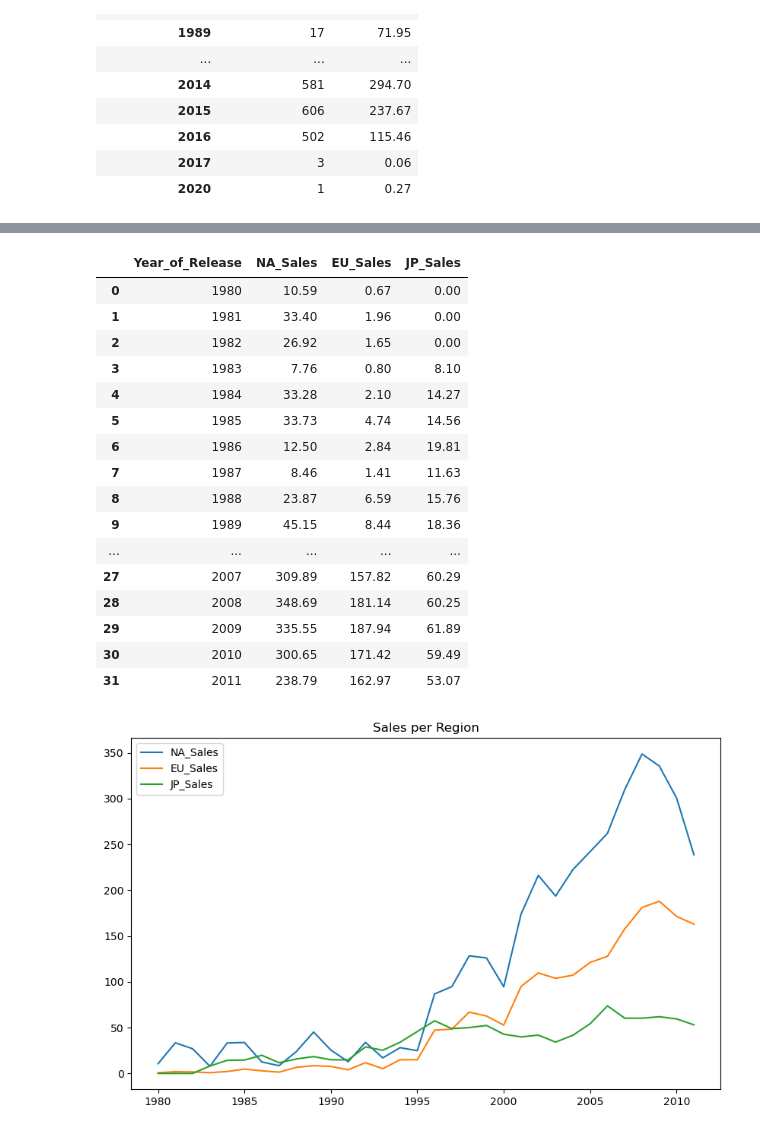
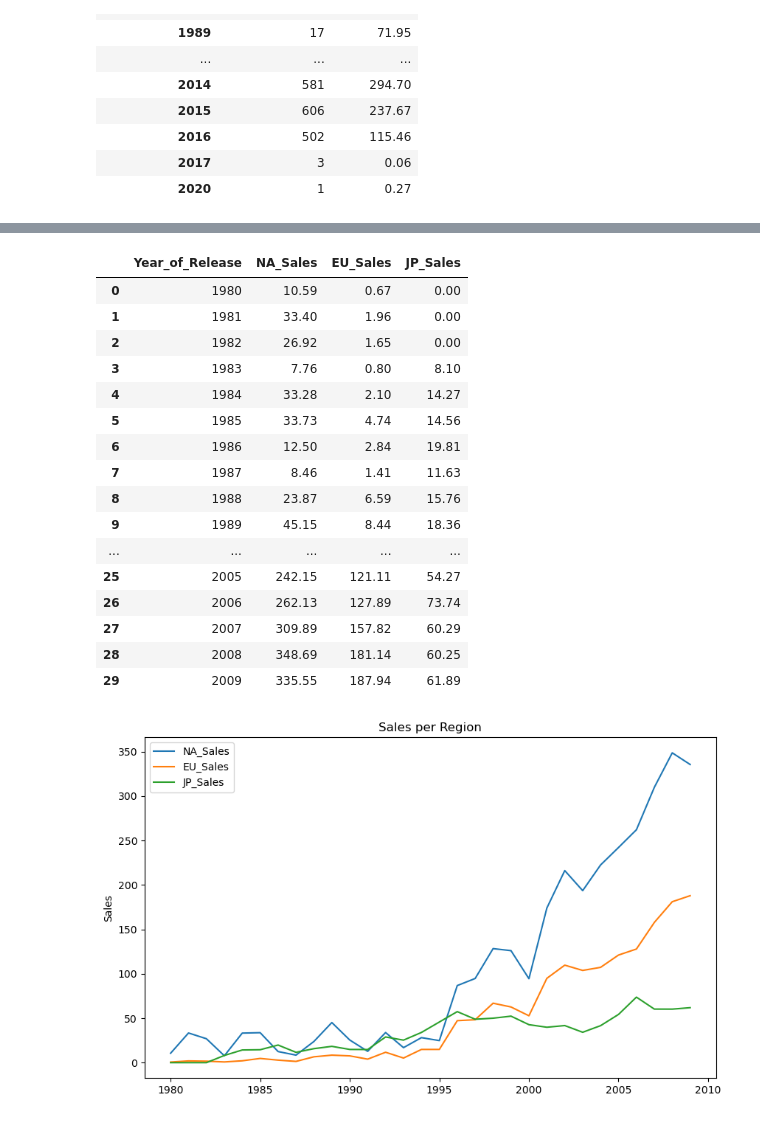
Before and after one commit to mchurch05/Videogame_Sales_Project, a Jupyter notebook: Analyzing_Videogame_Trends.ipynb, the cells around one changed output, grey strips where cells are left out. Saved outputs shown, nothing was run; the diff lists cells and outputs as text; code cells hidden in the pictures.

```diff
--- a/Analyzing_Videogame_Trends.ipynb
+++ b/Analyzing_Videogame_Trends.ipynb
@@ -249,6 +249,6 @@ df = df[df['Year_of_Release'] < 2012]
 sales_per_year = sales_per_year.reset_index()
 # %%
-sales_per_year = sales_per_year[sales_per_year['Year_of_Release'] < 2012]
+sales_per_year = sales_per_year[sales_per_year['Year_of_Release'] < 2010]
 sales_per_year = sales_per_year.drop('total_sales', axis = 1)
 sales_per_year
 # %% [output]
@@ -293,18 +293,19 @@ sales_per_year
 | 8 | 1988 | 23.87 | 6.59 | 15.76 |
 | 9 | 1989 | 45.15 | 8.44 | 18.36 |
 | ... | ... | ... | ... | ... |
+| 25 | 2005 | 242.15 | 121.11 | 54.27 |
+| 26 | 2006 | 262.13 | 127.89 | 73.74 |
 | 27 | 2007 | 309.89 | 157.82 | 60.29 |
 | 28 | 2008 | 348.69 | 181.14 | 60.25 |
 | 29 | 2009 | 335.55 | 187.94 | 61.89 |
-| 30 | 2010 | 300.65 | 171.42 | 59.49 |
-| 31 | 2011 | 238.79 | 162.97 | 53.07 |
 # %%
 plt.figure(figsize=(10,6))
 plt.plot(sales_per_year['Year_of_Release'], sales_per_year['NA_Sales'], label = 'NA_Sales')
 plt.plot(sales_per_year['Year_of_Release'], sales_per_year['EU_Sales'], label = 'EU_Sales')
 plt.plot(sales_per_year['Year_of_Release'], sales_per_year['JP_Sales'], label = 'JP_Sales')
+plt.ylabel('Sales')
 plt.title('Sales per Region')
 plt.legend()
 plt.show()
 # %% [output]
-[figure, old version]
+[figure, new version]
```
Also changed, not shown: parts of 7 cells of this notebook.
